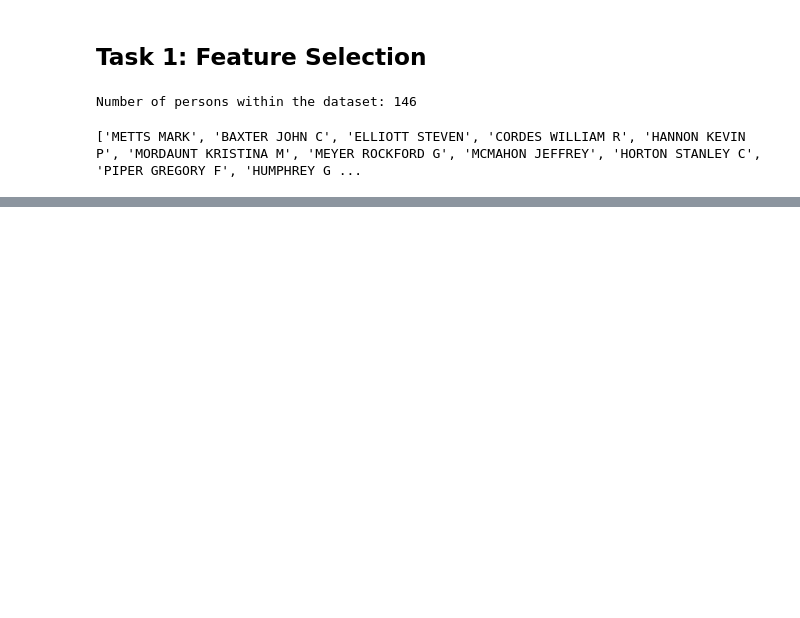
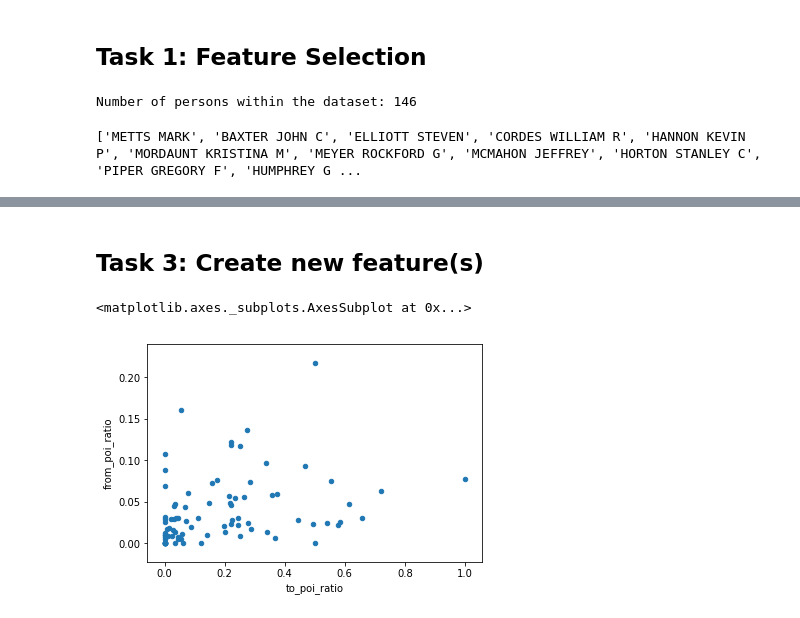
Before and after one commit to DerRuffi/Udacity_ML, a Jupyter notebook: final_project/poi_id.ipynb, the cells around one changed output, grey strips where cells are left out. Saved outputs shown, nothing was run; the diff lists cells and outputs as text; code cells hidden in the pictures; blank space fills up the shorter version.

```diff
--- a/final_project/poi_id.ipynb
+++ b/final_project/poi_id.ipynb
@@ -47,0 +131,14 @@ print data_dict['METTS MARK']
+# %% [markdown]
+## Task 3: Create new feature(s)
+# %%
+### Task 3: Create new feature(s)
+
+#Note that I only create some new features fot the sake of the project submission.
+#At the end I will use a decision tree classifier, so scaling does not influence results.
+
+df['from_poi_ratio'] = df['from_poi_to_this_person'] / df['to_messages']
+df['to_poi_ratio'] = df['from_this_person_to_poi'] / df['from_messages']
+df.plot('to_poi_ratio','from_poi_ratio',kind = 'scatter')
+# %% [output]
+<matplotlib.axes._subplots.AxesSubplot at 0x...>
+[figure, added]
```
Also changed, not shown: parts of 21 cells of this notebook.
